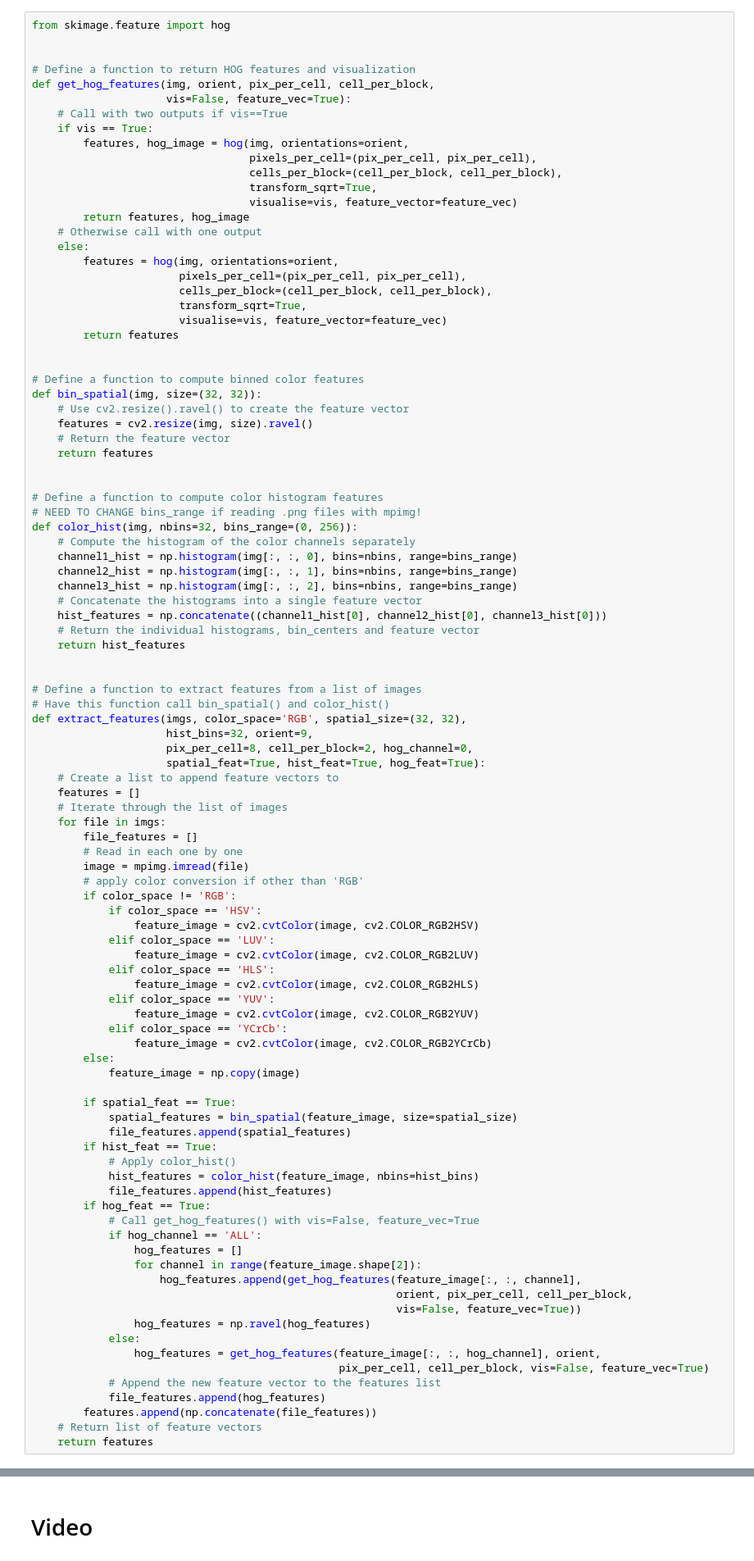
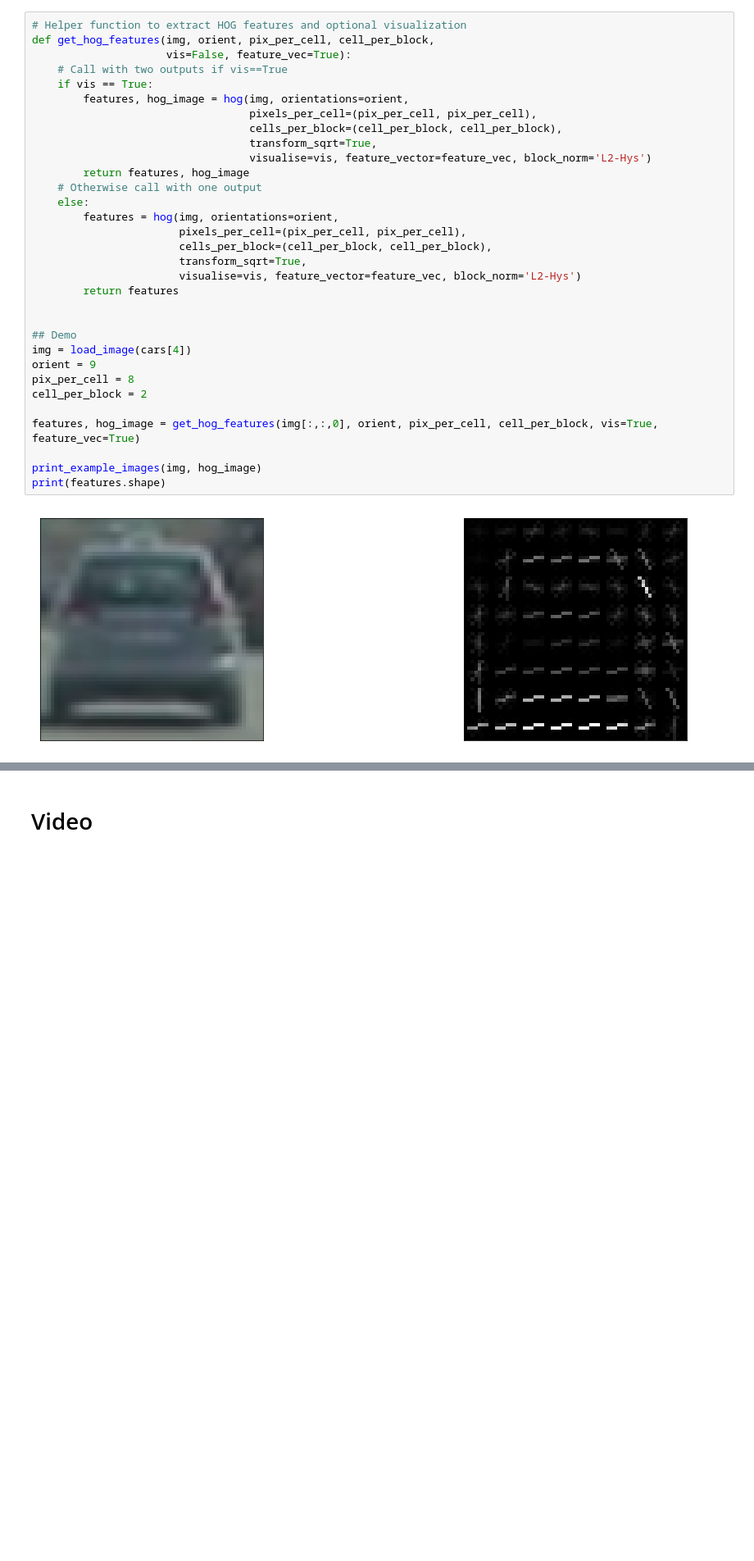
Before and after one commit to stefancyliax/CarND-Vehicle-Detection, a Jupyter notebook: P5_Vehicle_Detection.ipynb, the cells around one changed output, grey strips where cells are left out. Shown at 82% size. Cells and saved outputs as stored; diff of their text form; blank space fills up the shorter version.

```diff
--- a/P5_Vehicle_Detection.ipynb
+++ b/P5_Vehicle_Detection.ipynb
@@ -61,98 +103,34 @@ print(len(cars), len(notcars))
 # %%
-from skimage.feature import hog
-
-
-# Define a function to return HOG features and visualization
+# Helper function to extract HOG features and optional visualization
 def get_hog_features(img, orient, pix_per_cell, cell_per_block,
                      vis=False, feature_vec=True):
     # Call with two outputs if vis==True
     if vis == True:
         features, hog_image = hog(img, orientations=orient,
                                   pixels_per_cell=(pix_per_cell, pix_per_cell),
                                   cells_per_block=(cell_per_block, cell_per_block),
                                   transform_sqrt=True,
-                                  visualise=vis, feature_vector=feature_vec)
+                                  visualise=vis, feature_vector=feature_vec, block_norm='L2-Hys')
         return features, hog_image
     # Otherwise call with one output
     else:
         features = hog(img, orientations=orient,
                        pixels_per_cell=(pix_per_cell, pix_per_cell),
                        cells_per_block=(cell_per_block, cell_per_block),
                        transform_sqrt=True,
-                       visualise=vis, feature_vector=feature_vec)
+                       visualise=vis, feature_vector=feature_vec, block_norm='L2-Hys')
         return features
 
 
-# Define a function to compute binned color features
-def bin_spatial(img, size=(32, 32)):
-    # Use cv2.resize().ravel() to create the feature vector
-    features = cv2.resize(img, size).ravel()
-    # Return the feature vector
-    return features
+## Demo
+img = load_image(cars[4])
+orient = 9
+pix_per_cell = 8
+cell_per_block = 2
 
+features, hog_image = get_hog_features(img[:,:,0], orient, pix_per_cell, cell_per_block, vis=True, feature_vec=True)
 
-# Define a function to compute color histogram features
-# NEED TO CHANGE bins_range if reading .png files with mpimg!
-def color_hist(img, nbins=32, bins_range=(0, 256)):
-    # Compute the histogram of the color channels separately
-    channel1_hist = np.histogram(img[:, :, 0], bins=nbins, range=bins_range)
-    channel2_hist = np.histogram(img[:, :, 1], bins=nbins, range=bins_range)
-    channel3_hist = np.histogram(img[:, :, 2], bins=nbins, range=bins_range)
-    # Concatenate the histograms into a single feature vector
-    hist_features = np.concatenate((channel1_hist[0], channel2_hist[0], channel3_hist[0]))
-    # Return the individual histograms, bin_centers and feature vector
-    return hist_features
-
-
-# Define a function to extract features from a list of images
-# Have this function call bin_spatial() and color_hist()
-def extract_features(imgs, color_space='RGB', spatial_size=(32, 32),
-                     hist_bins=32, orient=9,
-                     pix_per_cell=8, cell_per_block=2, hog_channel=0,
-                     spatial_feat=True, hist_feat=True, hog_feat=True):
-    # Create a list to append feature vectors to
-    features = []
-    # Iterate through the list of images
-    for file in imgs:
-        file_features = []
-        # Read in each one by one
-        image = mpimg.imread(file)
-        # apply color conversion if other than 'RGB'
-        if color_space != 'RGB':
-            if color_space == 'HSV':
-                feature_image = cv2.cvtColor(image, cv2.COLOR_RGB2HSV)
-            elif color_space == 'LUV':
-                feature_image = cv2.cvtColor(image, cv2.COLOR_RGB2LUV)
-            elif color_space == 'HLS':
-                feature_image = cv2.cvtColor(image, cv2.COLOR_RGB2HLS)
-            elif color_space == 'YUV':
-                feature_image = cv2.cvtColor(image, cv2.COLOR_RGB2YUV)
-            elif color_space == 'YCrCb':
-                feature_image = cv2.cvtColor(image, cv2.COLOR_RGB2YCrCb)
-        else:
-            feature_image = np.copy(image)
-
-        if spatial_feat == True:
-            spatial_features = bin_spatial(feature_image, size=spatial_size)
-            file_features.append(spatial_features)
-        if hist_feat == True:
-            # Apply color_hist()
-            hist_features = color_hist(feature_image, nbins=hist_bins)
-            file_features.append(hist_features)
-        if hog_feat == True:
-            # Call get_hog_features() with vis=False, feature_vec=True
-            if hog_channel == 'ALL':
-                hog_features = []
-                for channel in range(feature_image.shape[2]):
-                    hog_features.append(get_hog_features(feature_image[:, :, channel],
-                                                         orient, pix_per_cell, cell_per_block,
-                                                         vis=False, feature_vec=True))
-                hog_features = np.ravel(hog_features)
-            else:
-                hog_features = get_hog_features(feature_image[:, :, hog_channel], orient,
-                                                pix_per_cell, cell_per_block, vis=False, feature_vec=True)
-            # Append the new feature vector to the features list
-            file_features.append(hog_features)
-        features.append(np.concatenate(file_features))
-    # Return list of feature vectors
-    return features
+print_example_images(img, hog_image)
+print(features.shape)
+# %% [output]
+[figure, added]
```
Also changed, not shown: parts of 52 cells of this notebook, 6 other files.
